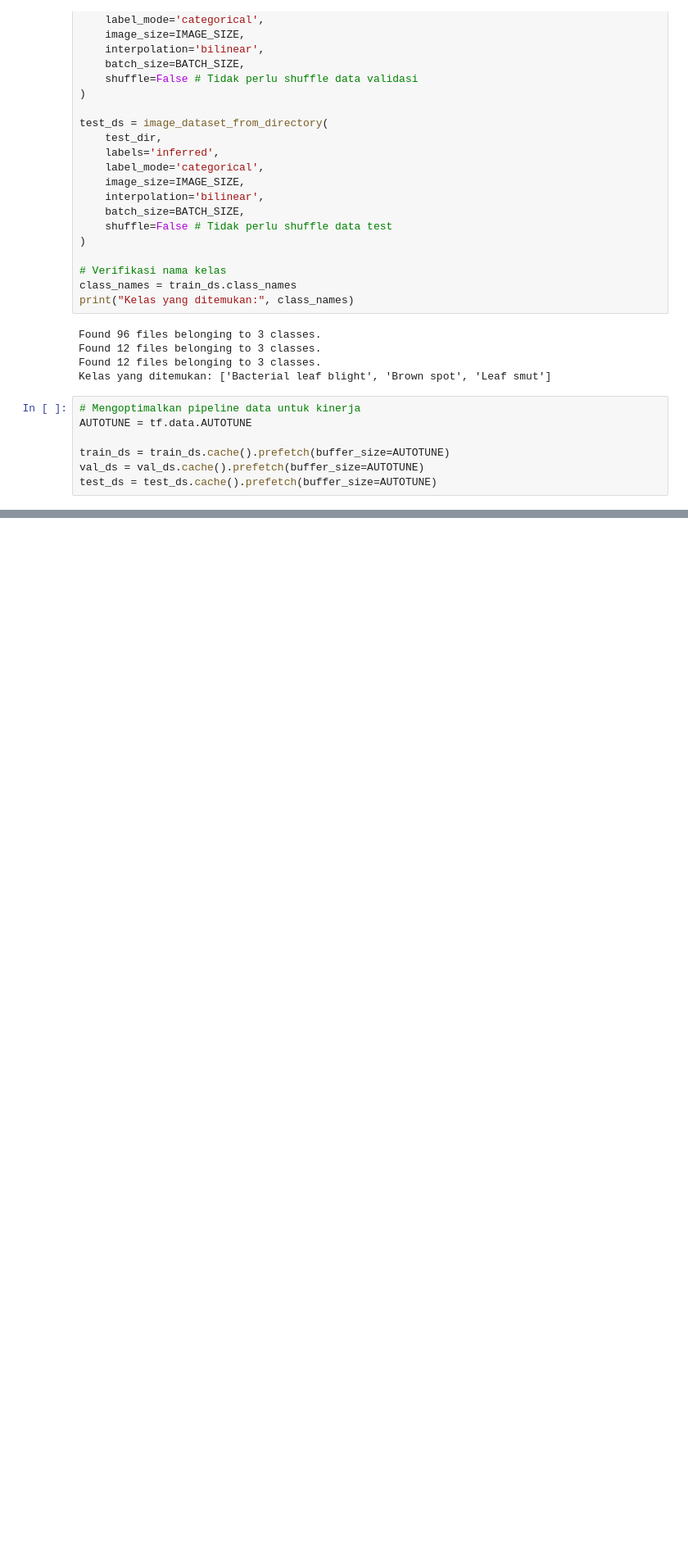
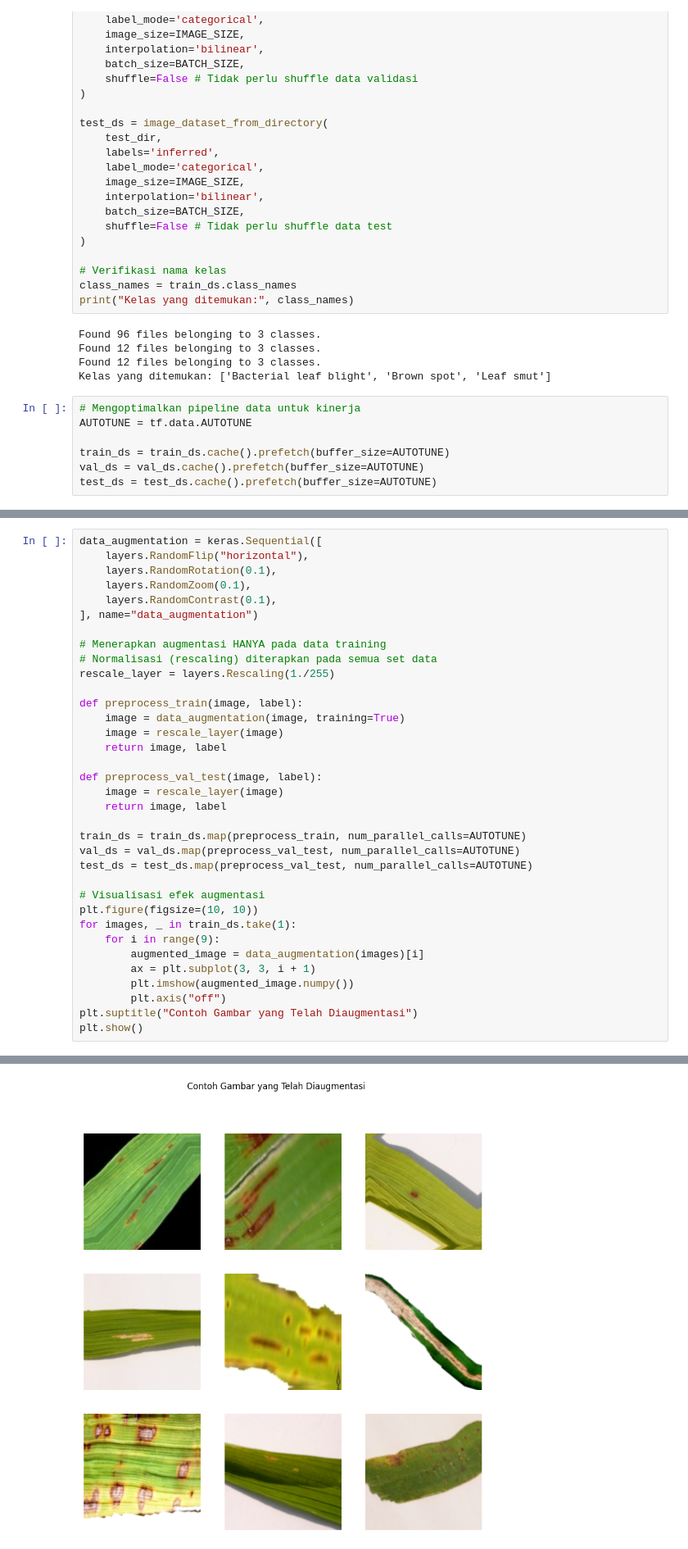
Before and after one commit to Ryanakml/Deteksi-Penyakit-Daun-Padi, a Jupyter notebook: deteksi_penyakit_daun_padi.ipynb, the cells around one changed output, grey strips where cells are left out. Shown at 82% size. Cells and saved outputs as stored; diff of their text form; blank space fills up the shorter version.

```diff
--- a/deteksi_penyakit_daun_padi.ipynb
+++ b/deteksi_penyakit_daun_padi.ipynb
@@ -521,0 +529,36 @@ Catatan: Resizing sudah ditangani oleh image_dataset_from_directory, tetapi jika
+# %%
+data_augmentation = keras.Sequential([
+    layers.RandomFlip("horizontal"),
+    layers.RandomRotation(0.1),
+    layers.RandomZoom(0.1),
+    layers.RandomContrast(0.1),
+], name="data_augmentation")
+
+# Menerapkan augmentasi HANYA pada data training
+# Normalisasi (rescaling) diterapkan pada semua set data
+rescale_layer = layers.Rescaling(1./255)
+
+def preprocess_train(image, label):
+    image = data_augmentation(image, training=True)
+    image = rescale_layer(image)
+    return image, label
+
+def preprocess_val_test(image, label):
+    image = rescale_layer(image)
+    return image, label
+
+train_ds = train_ds.map(preprocess_train, num_parallel_calls=AUTOTUNE)
+val_ds = val_ds.map(preprocess_val_test, num_parallel_calls=AUTOTUNE)
+test_ds = test_ds.map(preprocess_val_test, num_parallel_calls=AUTOTUNE)
+
+# Visualisasi efek augmentasi
+plt.figure(figsize=(10, 10))
+for images, _ in train_ds.take(1):
+    for i in range(9):
+        augmented_image = data_augmentation(images)[i]
+        ax = plt.subplot(3, 3, i + 1)
+        plt.imshow(augmented_image.numpy())
+        plt.axis("off")
+plt.suptitle("Contoh Gambar yang Telah Diaugmentasi")
+plt.show()
+# %% [output]
@@ -521,0 +568 @@ Catatan: Resizing sudah ditangani oleh image_dataset_from_directory, tetapi jika
+[figure, added]
```
Also changed, not shown: parts of 27 cells of this notebook, 1 other file.
